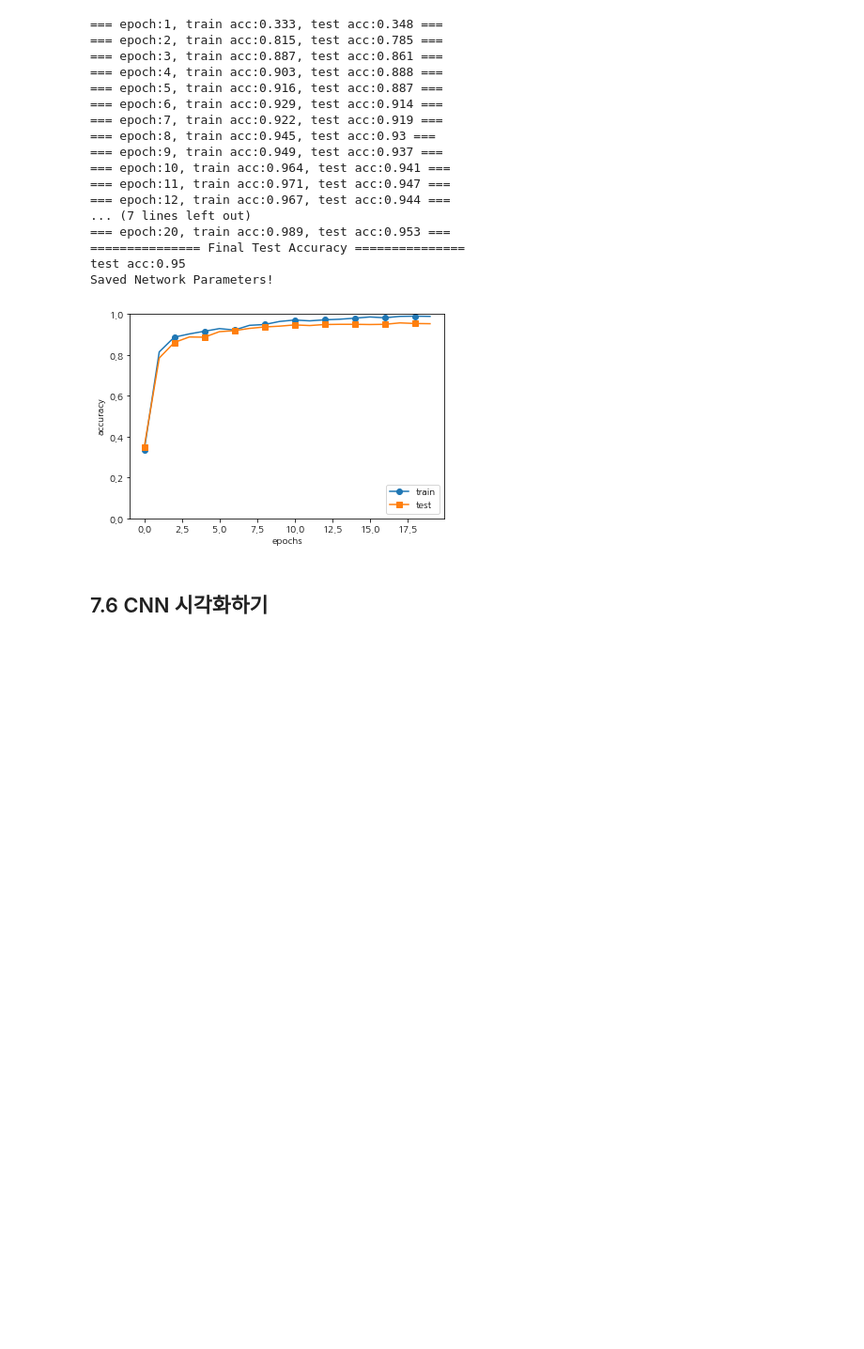
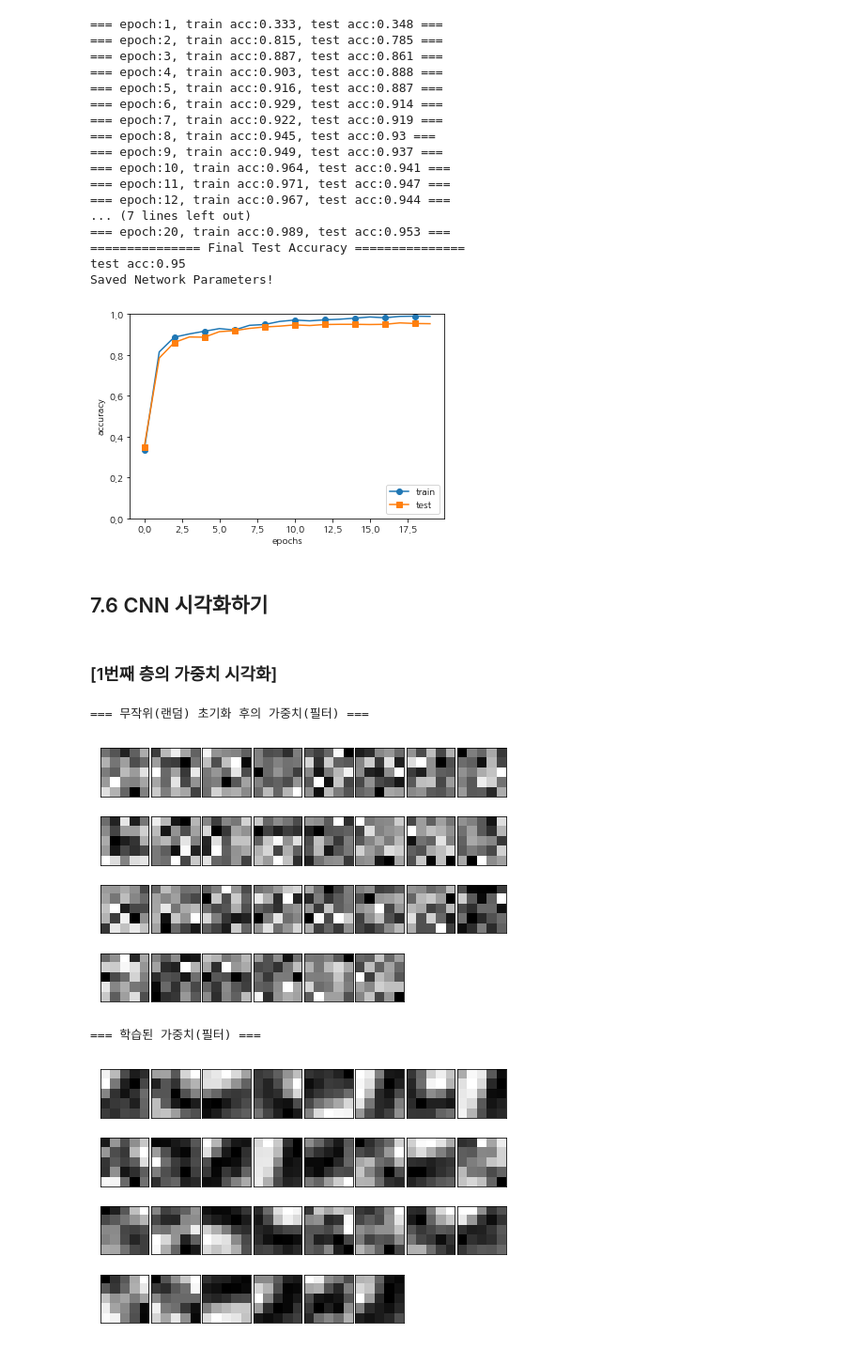
Before and after one commit to cloudallera/deep-learning-from-scratch, a Jupyter notebook: _mystudy/07_CNN.ipynb, the cells around one changed output. Shown at 94% size. Saved outputs shown, nothing was run; the diff lists cells and outputs as text; code cells hidden in the pictures; blank space fills up the shorter version.

```diff
--- a/_mystudy/07_CNN.ipynb
+++ b/_mystudy/07_CNN.ipynb
@@ -592,3 +592,40 @@ Saved Network Parameters!
 [figure]
 # %% [markdown]
 ## 7.6 CNN 시각화하기
+# %% [markdown]
+### [1번째 층의 가중치 시각화]
+# %%
+import numpy as np
+import matplotlib.pyplot as plt
+
+# SimpleConvNet을 import 하려면, SimpleConvNet 클래스를 simple_convnet.py에 저장해야함)
+# from simple_convnet import SimpleConvNet (import 하지 않고, 위에 "7.5 CNN 구현하기"에서 작성된 코드를 직접 사용)
+
+def filter_show(filters, nx=8, margin=3, scale=10):    # filters는 가중치 매개변수 이미지(FN, C, FH, FW), nx는 한 행에 출력할 이미지 개수
+    """
+    c.f. https://gist.github.com/aidiary/07d530d5e08011832b12#file-draw_weight-py
+    """
+    FN, C, FH, FW = filters.shape    # FN은 필터 채널 수, C는 입력 데이터 채널 수, FH는 필터 높이, FW는 필터 너비
+    ny = int(np.ceil(FN / nx))    # ny는 필터 이미지를 출력할 행 수
+
+    fig = plt.figure()
+    fig.subplots_adjust(left=0, right=1, bottom=0, top=1, hspace=0.05, wspace=0.05)
+
+    for i in range(FN):
+        ax = fig.add_subplot(ny, nx, i+1, xticks=[], yticks=[])       # add_subplot(nrows, ncols, index, **kwargs)
+        ax.imshow(filters[i, 0], cmap=plt.cm.gray_r, interpolation='nearest')     # filters[i, 0]는 i번째 이미지의 0번째 채널 (흑백 이미지이기 때문에 0번째 채널만 있음)
+    plt.show()
+
+
+network = SimpleConvNet()
+print("=== 무작위(랜덤) 초기화 후의 가중치(필터) ===")
+filter_show(network.params['W1'])    # SimpleConvNet의 W1 가중치 매개변수는 Default로 (30, 1, 5, 5) 임
+
+print("=== 학습된 가중치(필터) ===")
+network.load_params("params.pkl")    # "7.6 CNN 구현하기"의 "MNIST 데이터셋 CNN 학습"에서 학습 후 저장한 매개변수
+filter_show(network.params['W1'])
+# %% [output]
+=== 무작위(랜덤) 초기화 후의 가중치(필터) ===
+[figure, added]
+=== 학습된 가중치(필터) ===
+[figure, added]
```
Also changed, not shown: parts of 8 cells of this notebook, 1 other file.
